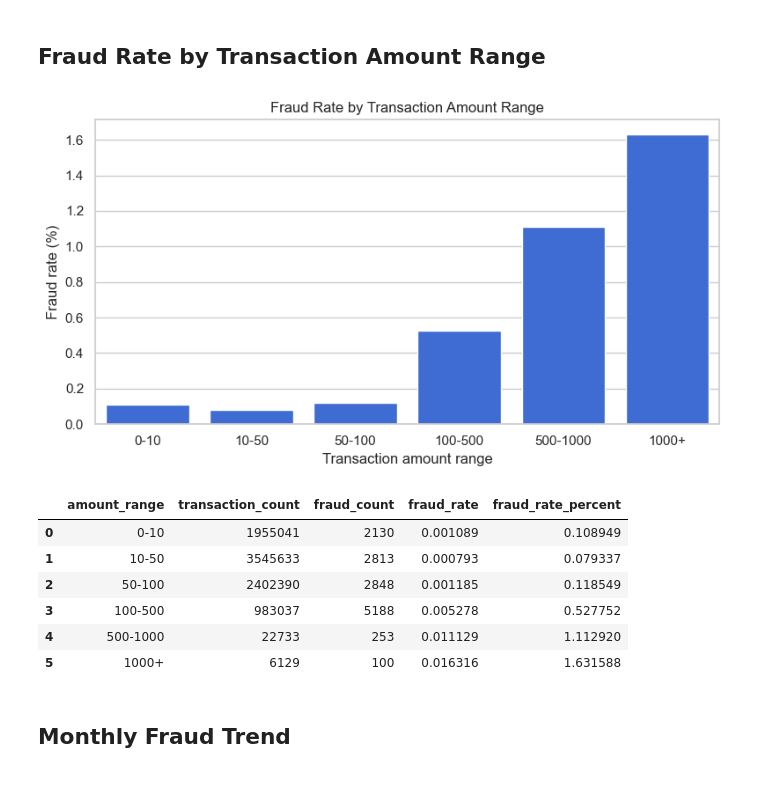
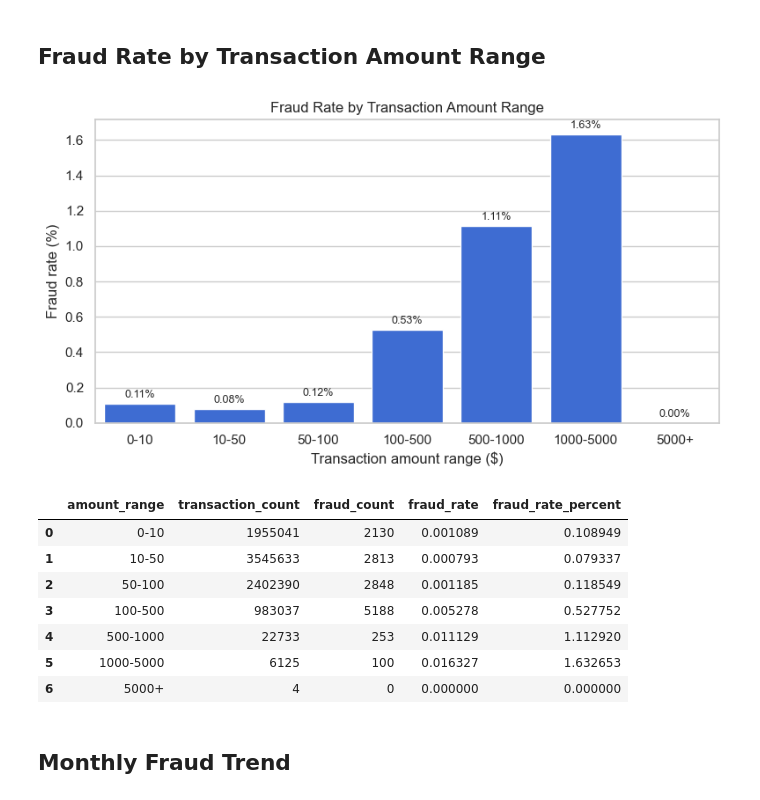
Before and after one commit to chen123893/Big-Data-Project, a Jupyter notebook: notebooks/02_eda.ipynb, the cells around one changed output. Drawn from its saved outputs; the diff is of its cells as text; code cells hidden in the pictures.

```diff
--- a/notebooks/02_eda.ipynb
+++ b/notebooks/02_eda.ipynb
@@ -368,41 +368,49 @@ transactions.groupby("is_fraud")["amount_value"].agg(["count", "mean", "median",
 # %%
 amount_range_data = transactions.dropna(subset=["amount_value", "is_fraud"]).copy()
 amount_range_data["abs_amount"] = amount_range_data["amount_value"].abs()
-amount_bins = [0, 10, 50, 100, 500, 1000, np.inf]
-amount_labels = ["0-10", "10-50", "50-100", "100-500", "500-1000", "1000+"]
+
+amount_bins = [0, 10, 50, 100, 500, 1000, 5000, np.inf]
+amount_labels = ["0-10", "10-50", "50-100", "100-500", "500-1000", "1000-5000", "5000+"]
 amount_range_data["amount_range"] = pd.cut(
     amount_range_data["abs_amount"],
     bins=amount_bins,
     labels=amount_labels,
     include_lowest=True,
 )
 
 amount_range_summary = (
     amount_range_data.groupby("amount_range", observed=True)["is_fraud"]
     .agg(transaction_count="size", fraud_count="sum", fraud_rate="mean")
     .reset_index()
 )
 amount_range_summary["fraud_rate_percent"] = amount_range_summary["fraud_rate"] * 100
 
 fig, ax = plt.subplots(figsize=(8, 4.5))
 sns.barplot(data=amount_range_summary, x="amount_range", y="fraud_rate_percent", color="#2563eb", ax=ax)
+
+for p in ax.patches:
+    height = p.get_height()
+    ax.annotate(f'{height:.2f}%', (p.get_x() + p.get_width() / 2., height),
+                ha='center', va='bottom', fontsize=9, xytext=(0, 3), textcoords='offset points')
+
 ax.set_title("Fraud Rate by Transaction Amount Range")
-ax.set_xlabel("Transaction amount range")
+ax.set_xlabel("Transaction amount range ($)")
 ax.set_ylabel("Fraud rate (%)")
 fig.tight_layout()
 fig.savefig(FIGURE_DIR / "eda_fraud_rate_by_amount_range.png", dpi=160, bbox_inches="tight")
 plt.show()
 
 amount_range_summary
 # %% [output]
-[figure, old version]
+[figure, new version]
 |  | amount_range | transaction_count | fraud_count | fraud_rate | fraud_rate_percent |
 | 0 | 0-10 | 1955041 | 2130 | 0.001089 | 0.108949 |
 | 1 | 10-50 | 3545633 | 2813 | 0.000793 | 0.079337 |
 | 2 | 50-100 | 2402390 | 2848 | 0.001185 | 0.118549 |
 | 3 | 100-500 | 983037 | 5188 | 0.005278 | 0.527752 |
 | 4 | 500-1000 | 22733 | 253 | 0.011129 | 1.112920 |
-| 5 | 1000+ | 6129 | 100 | 0.016316 | 1.631588 |
+| 5 | 1000-5000 | 6125 | 100 | 0.016327 | 1.632653 |
+| 6 | 5000+ | 4 | 0 | 0.000000 | 0.000000 |
 # %% [markdown]
 ## Monthly Fraud Trend
 # %%
```
Also changed, not shown: parts of 9 cells of this notebook.
